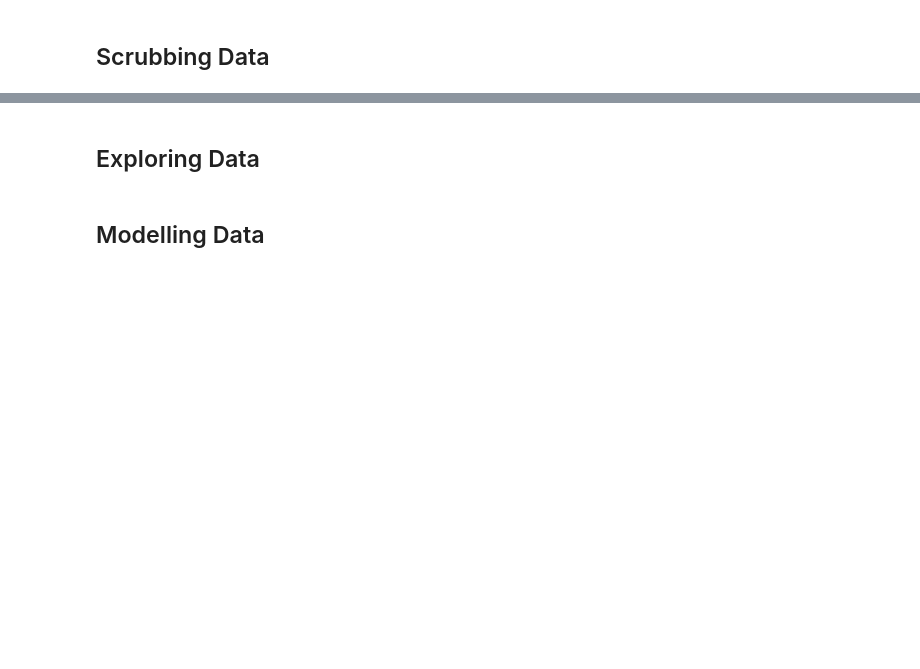
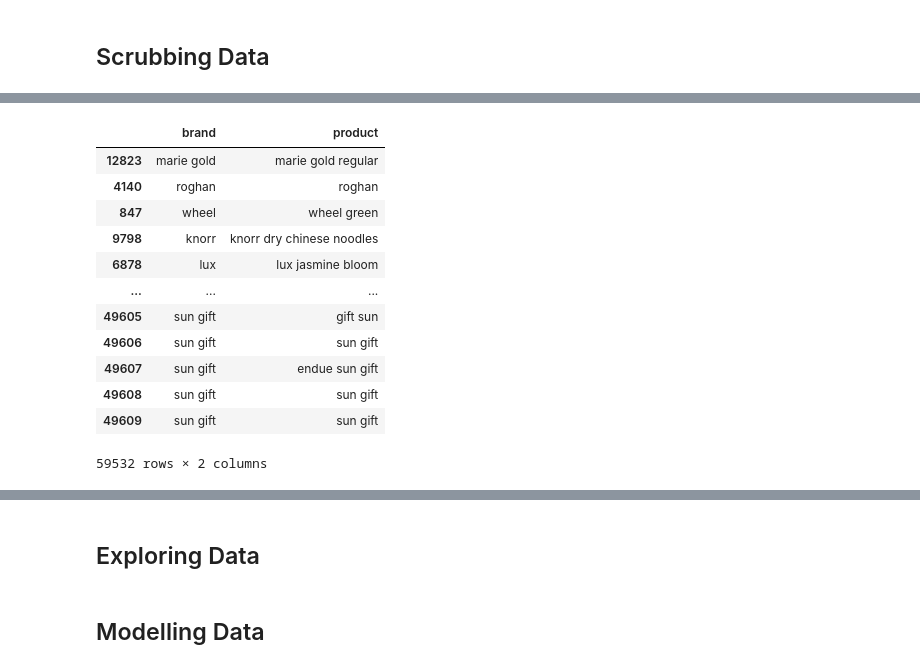
Before and after one commit to oyang0/brand, a Jupyter notebook: src/main.ipynb, the cells around one changed output, grey strips where cells are left out. Saved outputs shown, nothing was run; the diff lists cells and outputs as text; code cells hidden in the pictures; blank space fills up the shorter version.

```diff
--- a/src/main.ipynb
+++ b/src/main.ipynb
@@ -322,19 +350,31 @@ test_set1
 # %%
 seed(1)
 augmented_sentences = get_augmented_sentences(
     training_set1,
     "brand",
     "product",
     alpha_sr=0.1,
     alpha_ri=0.1,
     alpha_rs=0.1,
     p_rd=0.1,
     num_aug=4,
 )
 training_set2 = pd.concat([training_set1, augmented_sentences])
-training_set2["document"] = get_document(training_set2, "product", "brand")
-training_set2["input context"] = get_input_context(training_set2, "product")
 training_set2
+# %% [output]
+|  | brand | product |
+| 12823 | marie gold | marie gold regular |
+| 4140 | roghan | roghan |
+| 847 | wheel | wheel green |
+| 9798 | knorr | knorr dry chinese noodles |
+| 6878 | lux | lux jasmine bloom |
+| ... | ... | ... |
+| 49605 | sun gift | gift sun |
+| 49606 | sun gift | sun gift |
+| 49607 | sun gift | endue sun gift |
+| 49608 | sun gift | sun gift |
+| 49609 | sun gift | sun gift |
+59532 rows × 2 columns
 # %%
 np_seed(1)
 augmented_labels = get_augmented_labels(training_set1, "brand", "product", num_aug=4)
```
Also changed, not shown: parts of 16 cells of this notebook.
